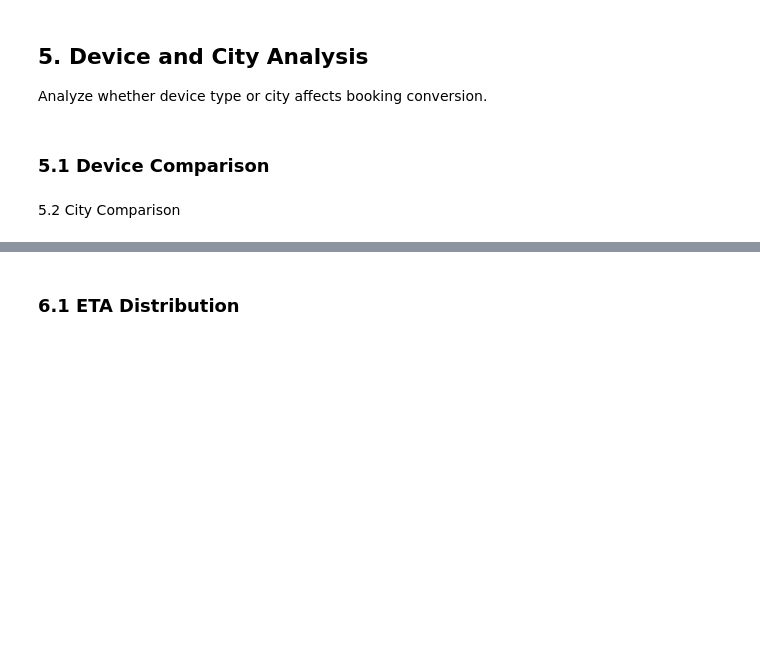
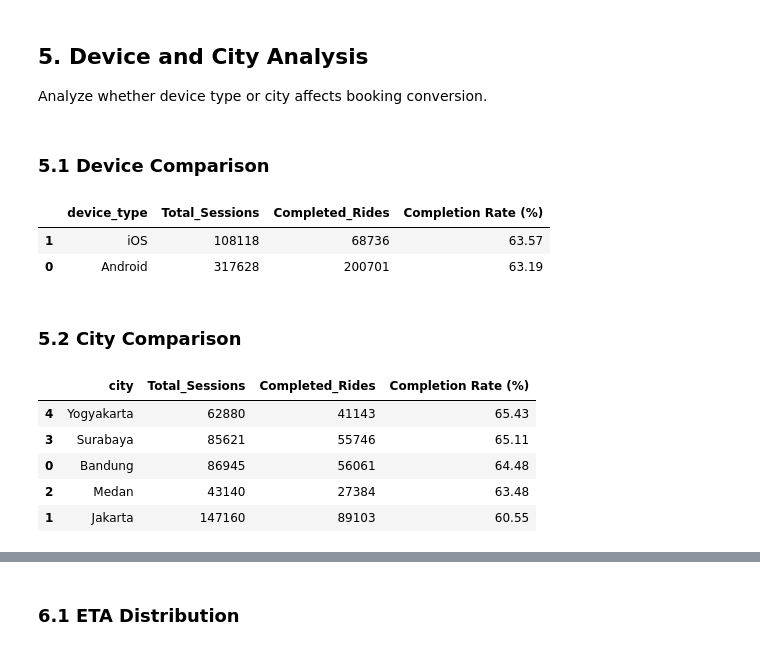
Before and after one commit to trihanda/mobility-product-funnel-analysis, a Jupyter notebook: notebooks/funnel_analysis.ipynb, the cells around one changed output, grey strips where cells are left out. Drawn from its saved outputs; the diff is of its cells as text; code cells hidden in the pictures; blank space fills up the shorter version.

```diff
--- a/notebooks/funnel_analysis.ipynb
+++ b/notebooks/funnel_analysis.ipynb
@@ -474,6 +555,65 @@ Compare funnel performance across user segments.
 Analyze whether device type or city affects booking conversion.
 # %% [markdown]
 ### 5.1 Device Comparison
+# %%
+# Completion Rate by Device
+device_summary = (
+    segment_df
+    .groupby("device_type")
+    .agg(
+        Total_Sessions=("session_id", "count"),
+        Completed_Rides=("completed", "sum")
+    )
+    .reset_index()
+)
+
+device_summary["Completion Rate (%)"] = (
+    device_summary["Completed_Rides"]
+    / device_summary["Total_Sessions"]
+    * 100
+).round(2)
+
+device_summary = device_summary.sort_values(
+    "Completion Rate (%)",
+    ascending=False
+)
+
+device_summary
+# %% [output]
+|  | device_type | Total_Sessions | Completed_Rides | Completion Rate (%) |
+| 1 | iOS | 108118 | 68736 | 63.57 |
+| 0 | Android | 317628 | 200701 | 63.19 |
 # %% [markdown]
-5.2 City Comparison
+### 5.2 City Comparison
+# %%
+# Completion Rate by Device
+city_summary = (
+    segment_df
+    .groupby("city")
+    .agg(
+        Total_Sessions=("session_id","count"),
+        Completed_Rides=("completed","sum")
+    )
+    .reset_index()
+)
+
+city_summary["Completion Rate (%)"] = (
+    city_summary["Completed_Rides"]
+    / city_summary["Total_Sessions"]
+    *100
+).round(2)
+
+city_summary = city_summary.sort_values(
+    "Completion Rate (%)",
+    ascending=False
+)
+
+city_summary
+# %% [output]
+|  | city | Total_Sessions | Completed_Rides | Completion Rate (%) |
+| 4 | Yogyakarta | 62880 | 41143 | 65.43 |
+| 3 | Surabaya | 85621 | 55746 | 65.11 |
+| 0 | Bandung | 86945 | 56061 | 64.48 |
+| 2 | Medan | 43140 | 27384 | 63.48 |
+| 1 | Jakarta | 147160 | 89103 | 60.55 |
 # %% [markdown]
```
Also changed, not shown: parts of 11 cells of this notebook.
